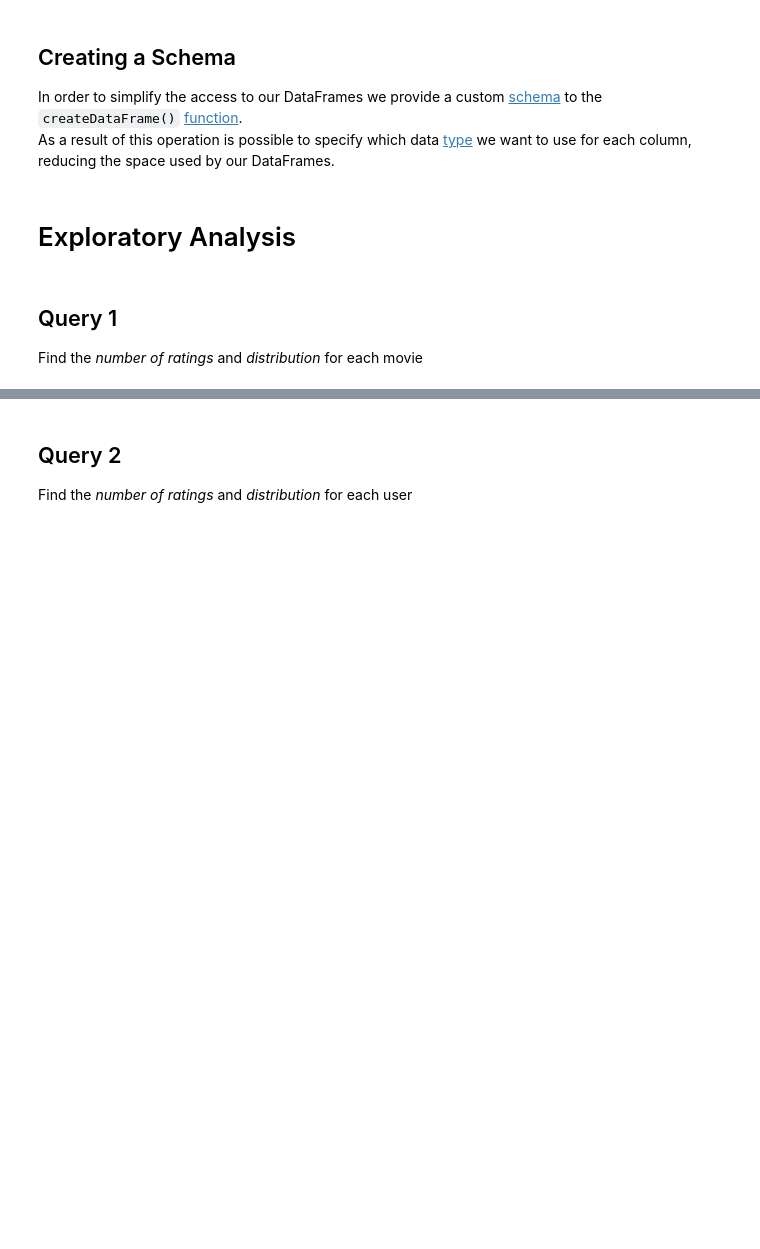
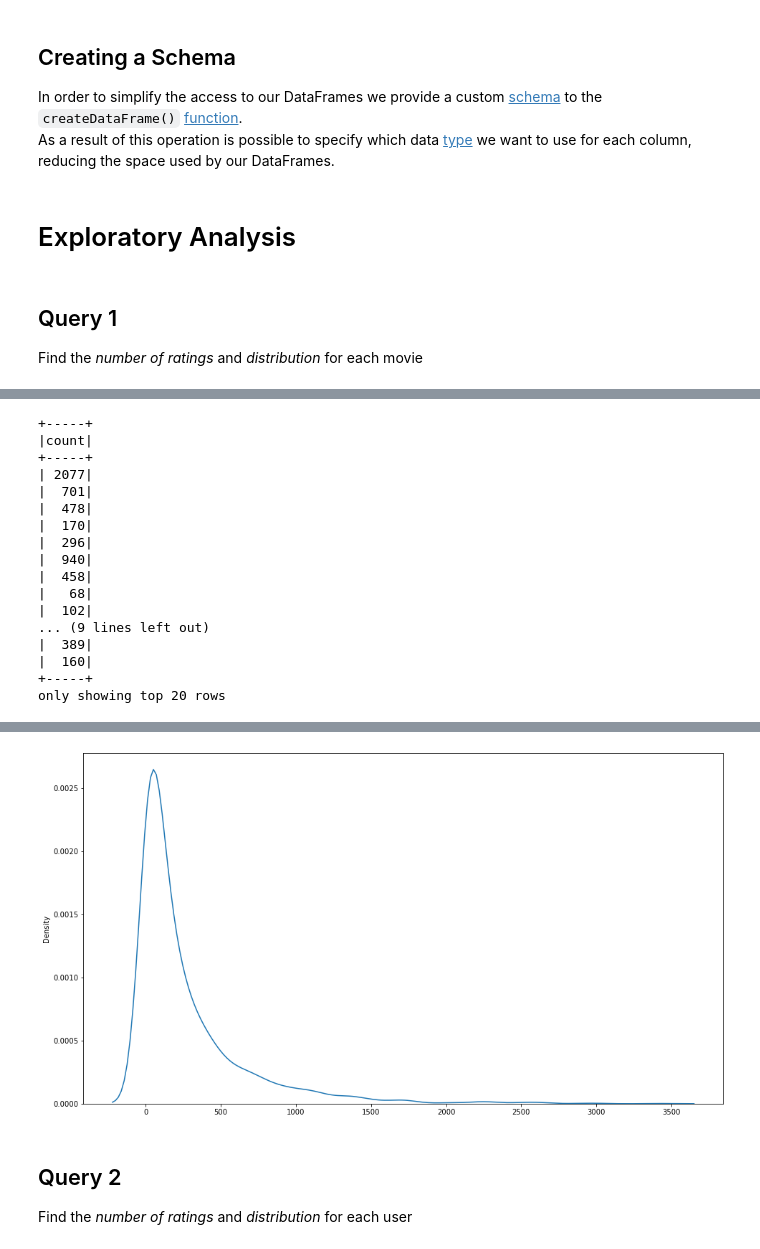
Before and after one commit to zetaemme/movielens_analysis, a Jupyter notebook: movielens.ipynb, the cells around one changed output, grey strips where cells are left out. Saved outputs shown, nothing was run; the diff lists cells and outputs as text; code cells hidden in the pictures; blank space fills up the shorter version.

Commit message:
Query 1: Plotted
Actually, that's a Paretian distribution. Told ya'

```diff
--- a/movielens.ipynb
+++ b/movielens.ipynb
@@ -60,11 +60,23 @@ ratings_dataset = ss.createDataFrame(ratings_pd_dataset, schema=ratings_schema)
 ## Query 1
 Find the *number of ratings* and *distribution* for each movie
 # %%
+import matplotlib.pyplot as plt
 import seaborn as sns
 
 # Number of ratings
-ratings_number_for_movie = ratings_dataset.groupBy("MovieID")\
-                                          .count().orderBy("MovieID")
+ratings_dataset.groupBy("MovieID").count().orderBy("MovieID")\
+               .select("count").show()
 
-# Distribution
-sns.displot(data=ratings_number_for_movie.toPandas()["count"])
+# Distribution plot
+plt.figure(figsize=(16,9))
+
+sns.distplot(
+    ratings_dataset.groupBy("MovieID").count()
+                   .orderBy("MovieID")\
+                   .select("count").toPandas(),
+    hist=False,
+    kde=True
+)
+
+plt.show()
+# %% [output]
@@ -70,0 +84,17 @@ sns.displot(data=ratings_number_for_movie.toPandas()["count"])
++-----+
+|count|
++-----+
+| 2077|
+|  701|
+|  478|
+|  170|
+|  296|
+|  940|
+|  458|
+|   68|
+|  102|
+... (9 lines left out)
+|  389|
+|  160|
++-----+
+only showing top 20 rows
@@ -71,3 +102,4 @@ sns.displot(data=ratings_number_for_movie.toPandas()["count"])
+[figure, added]
 # %% [markdown]
 ## Query 2
 Find the *number of ratings* and *distribution* for each user
```
Also changed, not shown: parts of 7 cells of this notebook.
